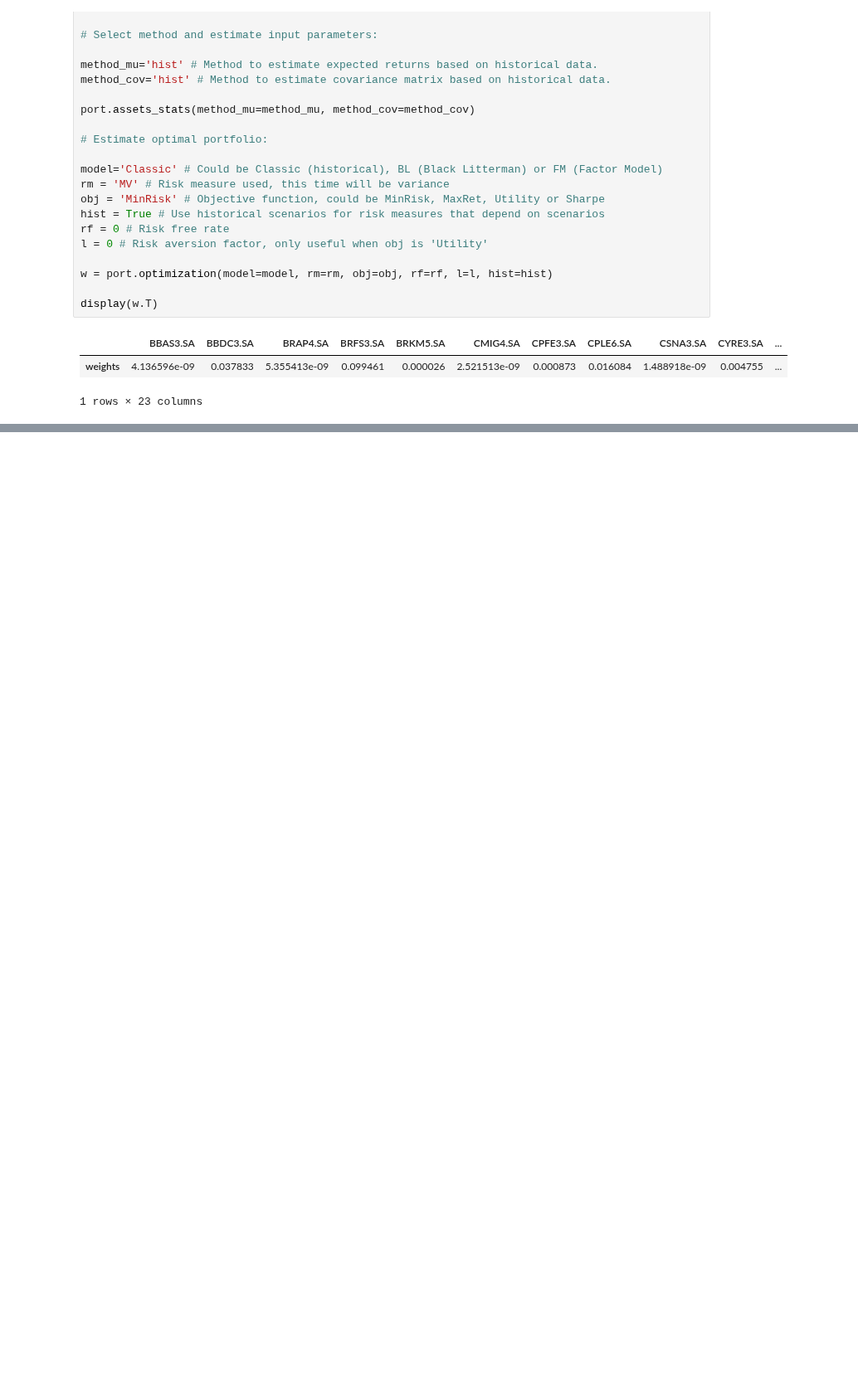
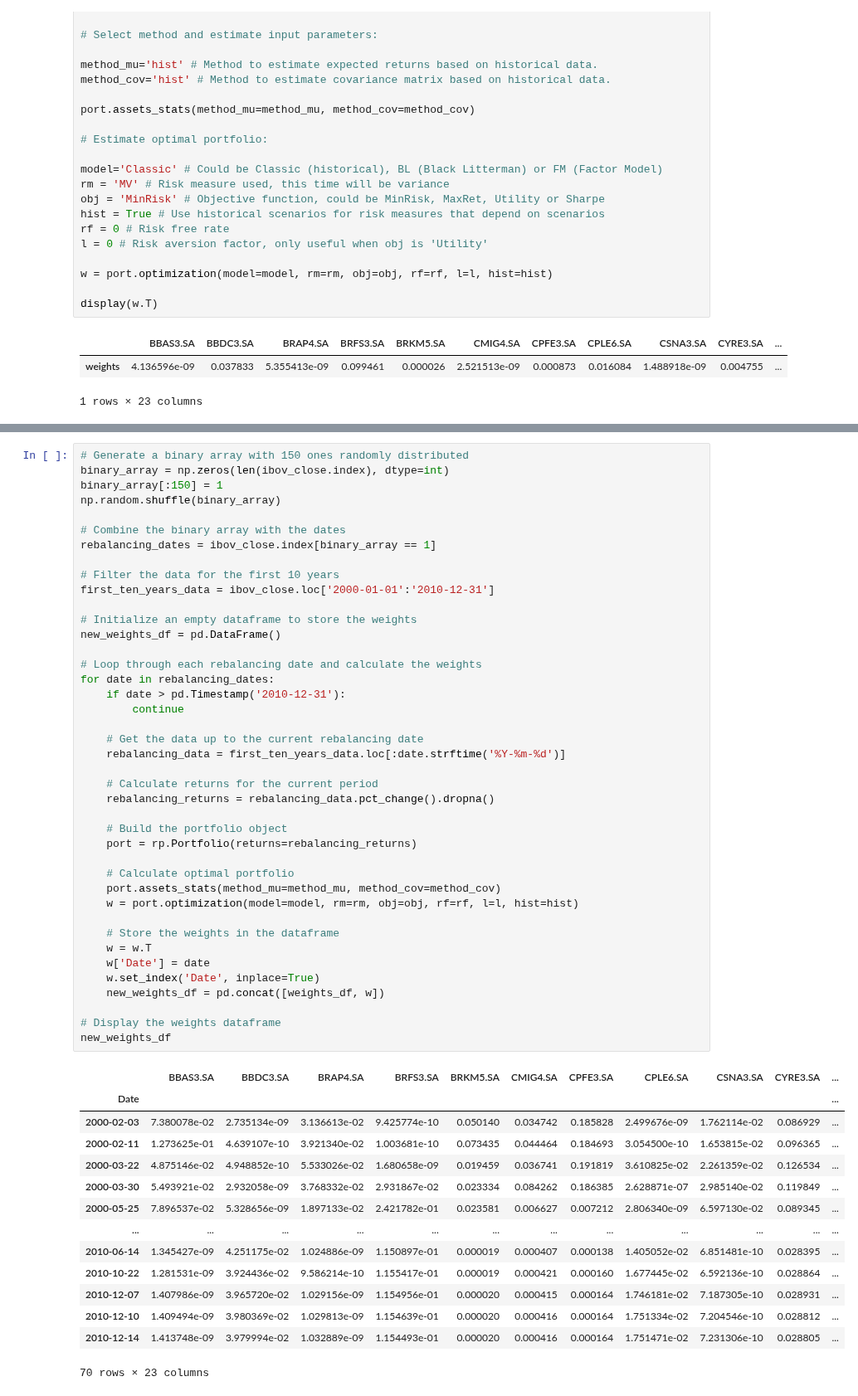
Before and after one commit to fea-dev-usp/quantamental-Dev_Wizards, a Jupyter notebook: rebalanceamentos_aleatorios.ipynb, the cells around one changed output, grey strips where cells are left out. Shown at 83% size. Saved outputs shown, nothing was run; the diff lists cells and outputs as text; blank space fills up the shorter version.

```diff
--- a/rebalanceamentos_aleatorios.ipynb
+++ b/rebalanceamentos_aleatorios.ipynb
@@ -141,0 +169,56 @@ KeyError: "[Timestamp('2007-12-31 00:00:00'), Timestamp('2008-12-31 00:00:00'),
+# %%
+# Generate a binary array with 150 ones randomly distributed
+binary_array = np.zeros(len(ibov_close.index), dtype=int)
+binary_array[:150] = 1
+np.random.shuffle(binary_array)
+
+# Combine the binary array with the dates
+rebalancing_dates = ibov_close.index[binary_array == 1]
+
+# Filter the data for the first 10 years
+first_ten_years_data = ibov_close.loc['2000-01-01':'2010-12-31']
+
+# Initialize an empty dataframe to store the weights
+new_weights_df = pd.DataFrame()
+
+# Loop through each rebalancing date and calculate the weights
+for date in rebalancing_dates:
+    if date > pd.Timestamp('2010-12-31'):
+        continue
+
+    # Get the data up to the current rebalancing date
+    rebalancing_data = first_ten_years_data.loc[:date.strftime('%Y-%m-%d')]
+
+    # Calculate returns for the current period
+    rebalancing_returns = rebalancing_data.pct_change().dropna()
+
+    # Build the portfolio object
+    port = rp.Portfolio(returns=rebalancing_returns)
+
+    # Calculate optimal portfolio
+    port.assets_stats(method_mu=method_mu, method_cov=method_cov)
+    w = port.optimization(model=model, rm=rm, obj=obj, rf=rf, l=l, hist=hist)
+
+    # Store the weights in the dataframe
+    w = w.T
+    w['Date'] = date
+    w.set_index('Date', inplace=True)
+    new_weights_df = pd.concat([weights_df, w])
+
+# Display the weights dataframe
+new_weights_df
+# %% [output]
+|  | BBAS3.SA | BBDC3.SA | BRAP4.SA | BRFS3.SA | BRKM5.SA | CMIG4.SA | CPFE3.SA | CPLE6.SA | CSNA3.SA | CYRE3.SA | ... |
+| Date |  |  |  |  |  |  |  |  |  |  | ... |
+| 2000-02-03 | 7.380078e-02 | 2.735134e-09 | 3.136613e-02 | 9.425774e-10 | 0.050140 | 0.034742 | 0.185828 | 2.499676e-09 | 1.762114e-02 | 0.086929 | ... |
+| 2000-02-11 | 1.273625e-01 | 4.639107e-10 | 3.921340e-02 | 1.003681e-10 | 0.073435 | 0.044464 | 0.184693 | 3.054500e-10 | 1.653815e-02 | 0.096365 | ... |
+| 2000-03-22 | 4.875146e-02 | 4.948852e-10 | 5.533026e-02 | 1.680658e-09 | 0.019459 | 0.036741 | 0.191819 | 3.610825e-02 | 2.261359e-02 | 0.126534 | ... |
+| 2000-03-30 | 5.493921e-02 | 2.932058e-09 | 3.768332e-02 | 2.931867e-02 | 0.023334 | 0.084262 | 0.186385 | 2.628871e-07 | 2.985140e-02 | 0.119849 | ... |
+| 2000-05-25 | 7.896537e-02 | 5.328656e-09 | 1.897133e-02 | 2.421782e-01 | 0.023581 | 0.006627 | 0.007212 | 2.806340e-09 | 6.597130e-02 | 0.089345 | ... |
+| ... | ... | ... | ... | ... | ... | ... | ... | ... | ... | ... | ... |
+| 2010-06-14 | 1.345427e-09 | 4.251175e-02 | 1.024886e-09 | 1.150897e-01 | 0.000019 | 0.000407 | 0.000138 | 1.405052e-02 | 6.851481e-10 | 0.028395 | ... |
+| 2010-10-22 | 1.281531e-09 | 3.924436e-02 | 9.586214e-10 | 1.155417e-01 | 0.000019 | 0.000421 | 0.000160 | 1.677445e-02 | 6.592136e-10 | 0.028864 | ... |
+| 2010-12-07 | 1.407986e-09 | 3.965720e-02 | 1.029156e-09 | 1.154956e-01 | 0.000020 | 0.000415 | 0.000164 | 1.746181e-02 | 7.187305e-10 | 0.028931 | ... |
+| 2010-12-10 | 1.409494e-09 | 3.980369e-02 | 1.029813e-09 | 1.154639e-01 | 0.000020 | 0.000416 | 0.000164 | 1.751334e-02 | 7.204546e-10 | 0.028812 | ... |
+| 2010-12-14 | 1.413748e-09 | 3.979994e-02 | 1.032889e-09 | 1.154493e-01 | 0.000020 | 0.000416 | 0.000164 | 1.751471e-02 | 7.231306e-10 | 0.028805 | ... |
+70 rows × 23 columns
```
Also changed, not shown: parts of 6 cells of this notebook.
